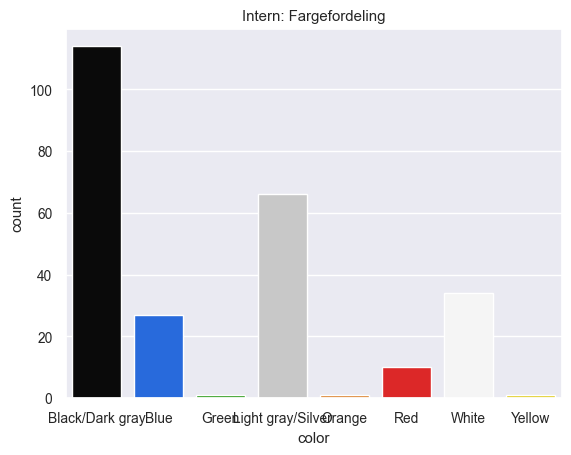
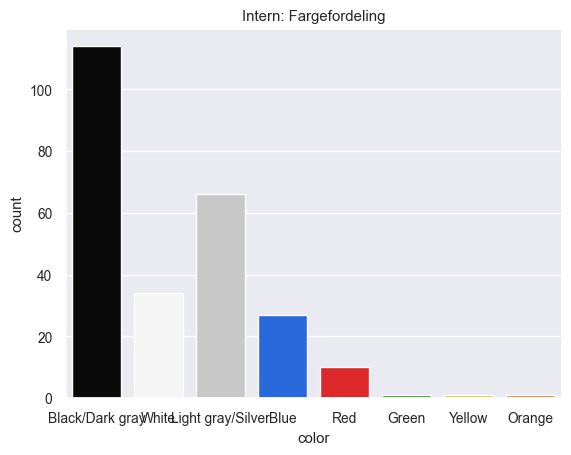
Code edit (unified diff) that turned the first committed figure into the second:
--- before
+++ after
@@ -1,5 +1,6 @@
 for annotation_name, annotation in annotations.items():
     df = annotation["cars"]
-    fig = sns.countplot(data=df[df['model'] == other].sort_values(by="color"), x='color', hue='color', palette=palette)
+    data = df[df['model'] == other]
+    fig = sns.countplot(data=data, x='color', hue='color', palette=get_palette(data["color"].unique()))
     fig.set_title(f'{annotation_name}: Fargefordeling')
     plt.show()

Commit: La til dynamisk fargelegging av colonner bassert på navn